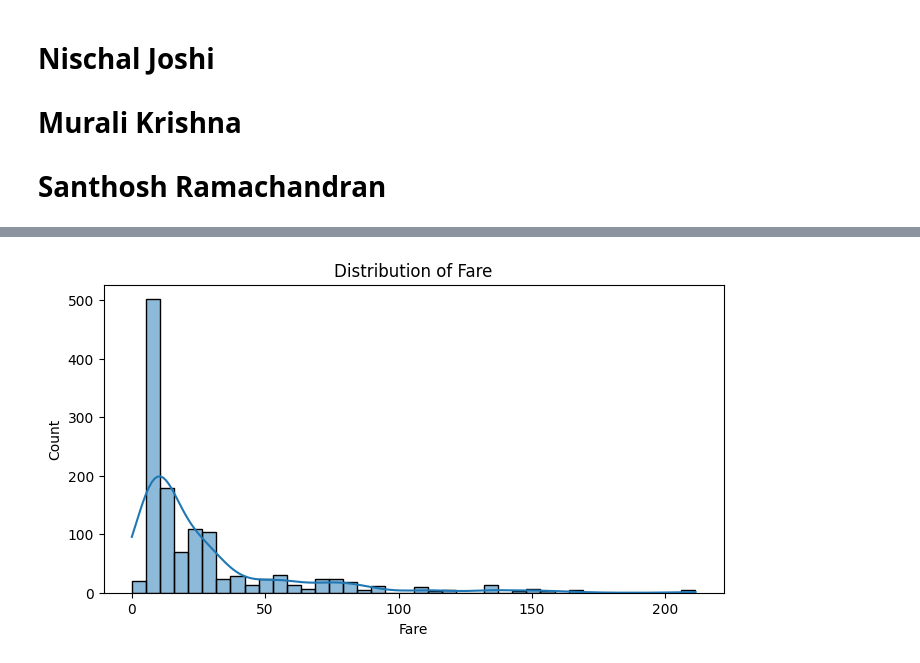
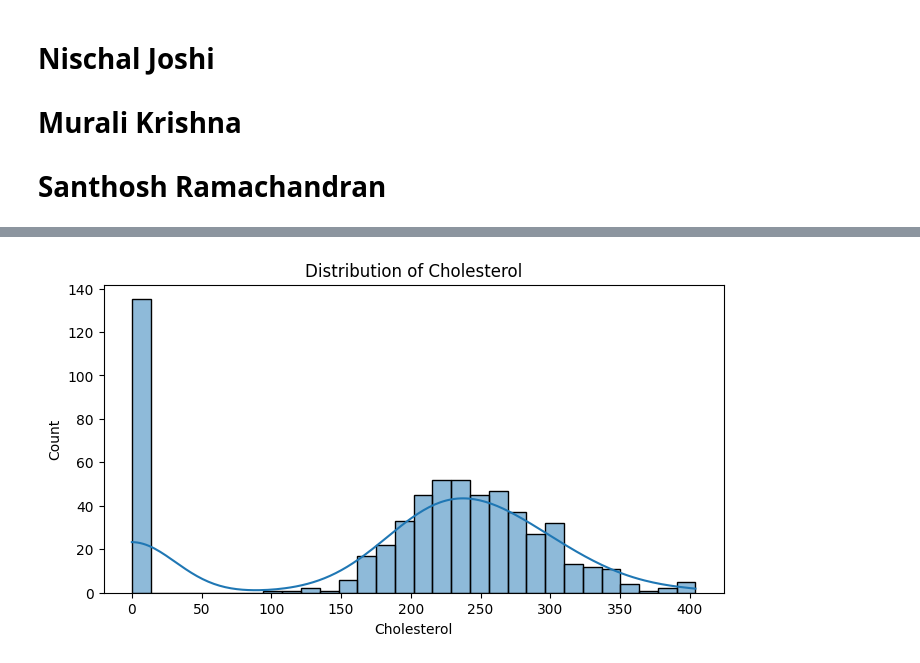
Before and after one commit to rutushah/Data-Driven-Insights-and-Predictive-Modeling, a Jupyter notebook: residency_deliverable1.ipynb, the cells around one changed output, grey strips where cells are left out. Drawn from its saved outputs; the diff is of its cells as text; code cells hidden in the pictures.

Commit message:
changing dataset to heart_disease

```diff
--- a/residency_deliverable1.ipynb
+++ b/residency_deliverable1.ipynb
@@ -7,7 +7,7 @@
 # %%
 import pandas as pd
 # %%
-df = pd.read_csv('The Titanic dataset.csv')
+df = pd.read_csv('heart_disease_uci.csv')
 # %%
 
 
@@ -111,4 +145 @@ Duplicate rows found: 1
-# %%
-# Dropping duplicate row
-df = df.drop_duplicates()
 # %%
@@ -160,6 +177,0 @@ upper 66.0
-# %%
-#detecting noisy fare
-fare_upper = df['fare'].quantile(0.99)
-df = df[df['fare'] <= fare_upper]
-
-print("Fare" , fare_upper)
@@ -189,0 +178,6 @@ print(df[df['family'] <= 10]
+# %%
+# Detect noisy cholesterol
+if 'chol' in df.columns:
+    chol_upper = df['chol'].quantile(0.99)
+    df = df[df['chol'] <= chol_upper]
+    print(f"Cholesterol upper bound (99th percentile): {chol_upper}")
@@ -200,10 +196,11 @@ plt.show()
 # %%
-#Exploratory Data analysis on Fare
-plt.figure(figsize=(8,4))
-sns.histplot(df['fare'], bins=40, kde=True)
-plt.title("Distribution of Fare")
-plt.xlabel("Fare")
-plt.ylabel("Count")
-plt.show()
+#Exploratory data analysis Cholesterol
+if 'chol' in df.columns:
+    plt.figure(figsize=(8,4))
+    sns.histplot(df['chol'], bins=30, kde=True)
+    plt.title("Distribution of Cholesterol")
+    plt.xlabel("Cholesterol")
+    plt.ylabel("Count")
+    plt.show()
 # %% [output]
-[figure, old version]
+[figure, new version]
```
Also changed, not shown: parts of 15 cells of this notebook, 2 other files.
